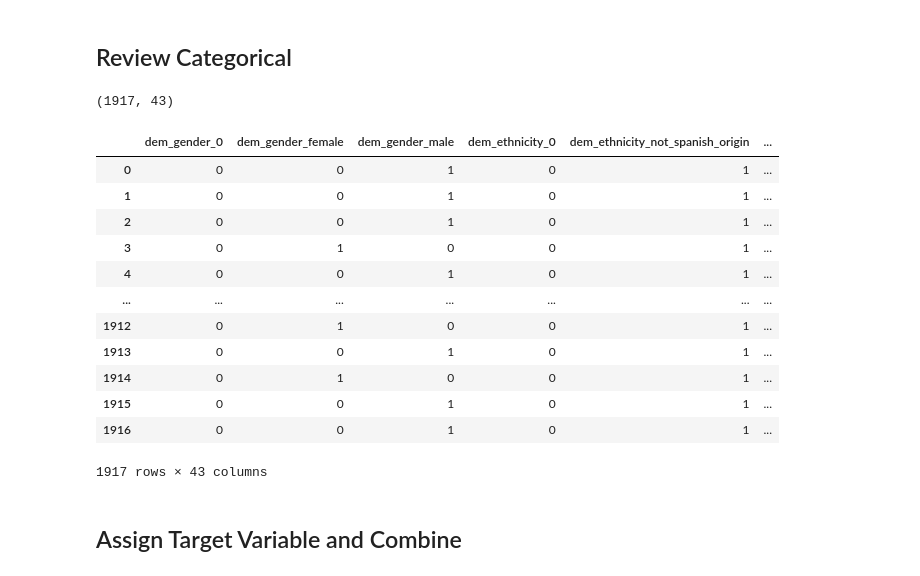
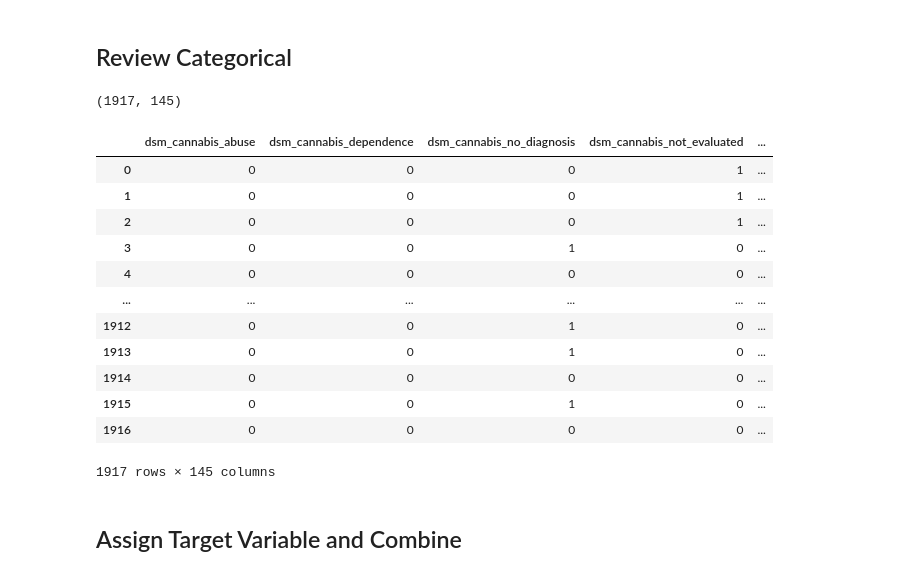
Before and after one commit to DanHerman212/precision_medicine, a Jupyter notebook: code/4_data_modeling.ipynb, the cells around one changed output. Cells and saved outputs as stored; diff of their text form; code cells hidden in the pictures.

```diff
--- a/code/4_data_modeling.ipynb
+++ b/code/4_data_modeling.ipynb
@@ -170,40 +170,40 @@ Shape of numeric dataframe (1917, 54)
 # %%
 # demographic data
 dem = data[[col for col in data.columns if col.startswith('dem_')]]
 dem = pd.get_dummies(dem, dtype=int)
 # create df for diagnosis
 dsm = data[[col for col in data.columns if col.startswith('dsm_')]]
 dsm = pd.get_dummies(dsm, dtype=int)
 # create df for medical history
-#mdh = data[[col for col in data.columns if col.startswith('mdh_')]]
-#mdh = pd.get_dummies(mdh, dtype=int)
+mdh = data[[col for col in data.columns if col.startswith('mdh_')]]
+mdh = pd.get_dummies(mdh, dtype=int)
 
 # create df for physical exam
-#pex = data[[col for col in data.columns if col.startswith('pex_')]]
-#pex = pd.get_dummies(pex, dtype=int)
+pex = data[[col for col in data.columns if col.startswith('pex_')]]
+pex = pd.get_dummies(pex, dtype=int)
 
 # concat cat features into cat_df
 
 # one hot encode cat_df
-cat_df = pd.concat([dem, dsm], axis=1)
+cat_df = pd.concat([dsm, dem, mdh, pex], axis=1)
 
 print(cat_df.shape)
 display(cat_df)
 # %% [output]
-(1917, 43)
+(1917, 145)
-|  | dem_gender_0 | dem_gender_female | dem_gender_male | dem_ethnicity_0 | dem_ethnicity_not_spanish_origin | ... |
-| 0 | 0 | 0 | 1 | 0 | 1 | ... |
-| 1 | 0 | 0 | 1 | 0 | 1 | ... |
-| 2 | 0 | 0 | 1 | 0 | 1 | ... |
-| 3 | 0 | 1 | 0 | 0 | 1 | ... |
-| 4 | 0 | 0 | 1 | 0 | 1 | ... |
-| ... | ... | ... | ... | ... | ... | ... |
-| 1912 | 0 | 1 | 0 | 0 | 1 | ... |
-| 1913 | 0 | 0 | 1 | 0 | 1 | ... |
-| 1914 | 0 | 1 | 0 | 0 | 1 | ... |
-| 1915 | 0 | 0 | 1 | 0 | 1 | ... |
-| 1916 | 0 | 0 | 1 | 0 | 1 | ... |
+|  | dsm_cannabis_abuse | dsm_cannabis_dependence | dsm_cannabis_no_diagnosis | dsm_cannabis_not_evaluated | ... |
+| 0 | 0 | 0 | 0 | 1 | ... |
+| 1 | 0 | 0 | 0 | 1 | ... |
+| 2 | 0 | 0 | 0 | 1 | ... |
+| 3 | 0 | 0 | 1 | 0 | ... |
+| 4 | 0 | 0 | 0 | 0 | ... |
+| ... | ... | ... | ... | ... | ... |
+| 1912 | 0 | 0 | 1 | 0 | ... |
+| 1913 | 0 | 0 | 1 | 0 | ... |
+| 1914 | 0 | 0 | 0 | 0 | ... |
+| 1915 | 0 | 0 | 1 | 0 | ... |
+| 1916 | 0 | 0 | 0 | 0 | ... |
-1917 rows × 43 columns
+1917 rows × 145 columns
 # %% [markdown]
 ## Assign Target Variable and Combine
 # %%
```
Also changed, not shown: parts of 17 cells of this notebook.
